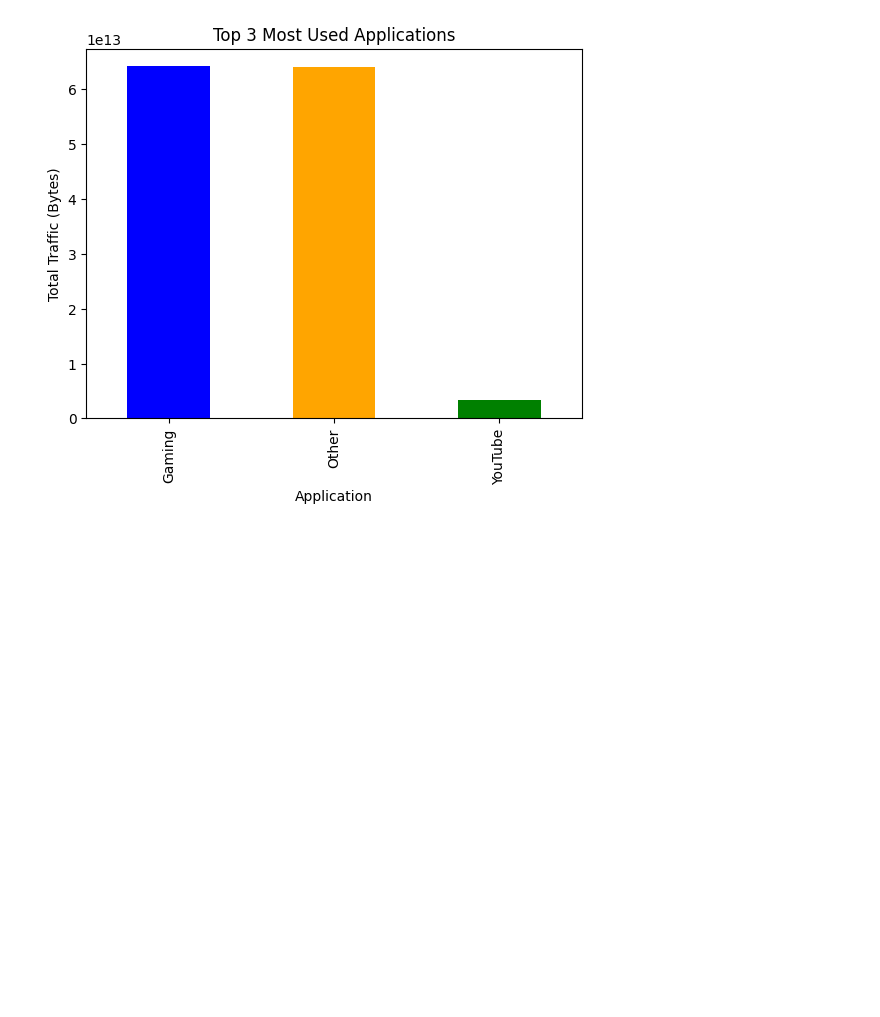
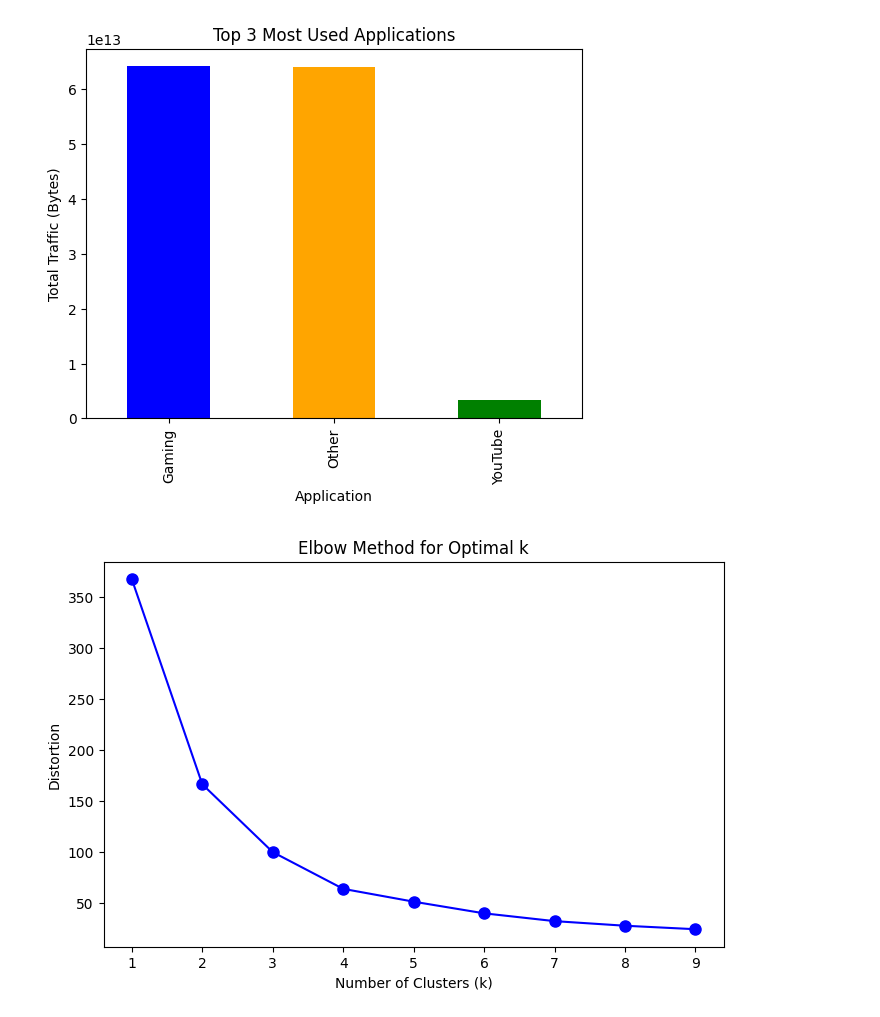
Before and after one commit to amare1990/tellCo-business-analytics, a Jupyter notebook: notebooks/user_engagement_analyzer.ipynb, the cells around one changed output. Cells and saved outputs as stored; diff of their text form; code cells hidden in the pictures; blank space fills up the shorter version.

Commit message:
Implement a method to get optimal clusters using Elbow method

```diff
--- a/notebooks/user_engagement_analyzer.ipynb
+++ b/notebooks/user_engagement_analyzer.ipynb
@@ -151,3 +115,7 @@ top_users_per_app[top_users_per_app['application']=='Gaming']
 user_engagement.plot_top_apps(app_traffic)
 # %% [output]
 [figure]
+# %%
+distortions = user_engagement.determine_optimal_k(agg_data)
+# %% [output]
+[figure, added]
```
Also changed, not shown: parts of 4 cells of this notebook, 1 other file.
